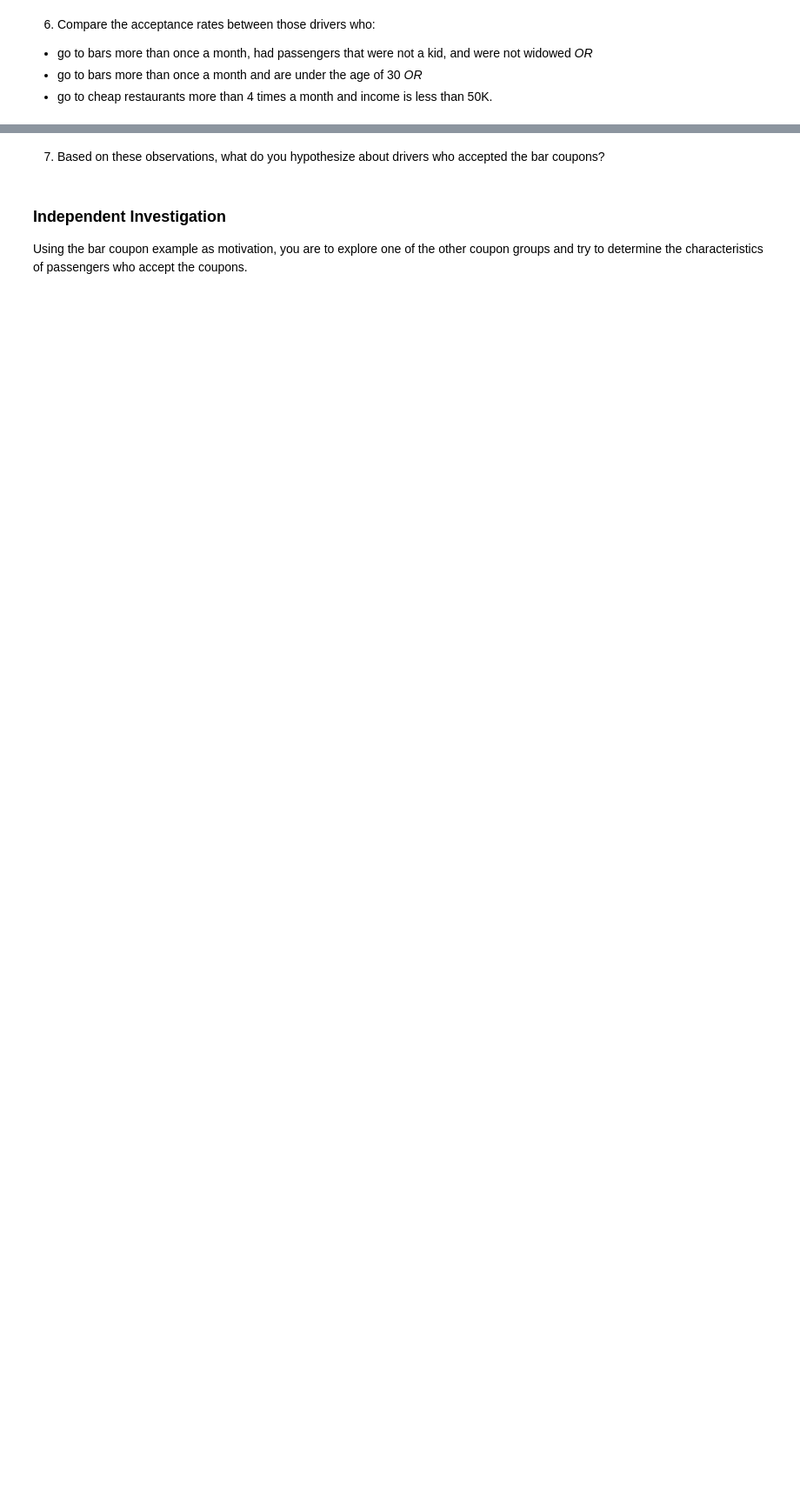
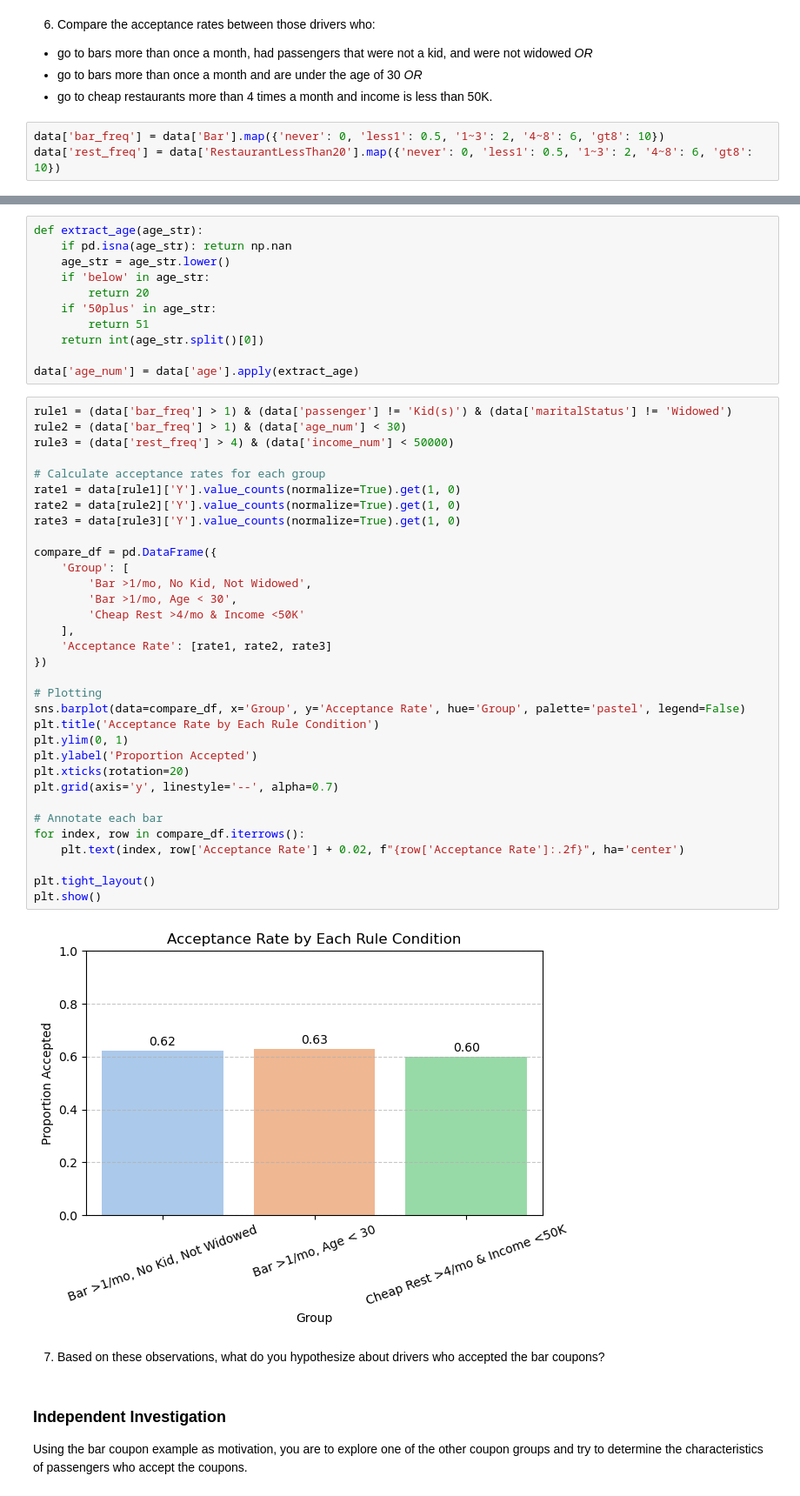
Before and after one commit to mrtajvidi/Machine-Learning, a Jupyter notebook: Module 5 - Practical Application 1/assignment5_1_starter/prompt.ipynb, the cells around one changed output, grey strips where cells are left out. Shown: that part at 87% size. Drawn from its saved outputs; the diff is of its cells as text; blank space fills up the shorter version.

```diff
--- a/Module 5 - Practical Application 1/assignment5_1_starter/prompt.ipynb
+++ b/Module 5 - Practical Application 1/assignment5_1_starter/prompt.ipynb
@@ -223,3 +358,6 @@ ValueError: invalid literal for int() with base 10: '50plus'
 - go to bars more than once a month, had passengers that were not a kid, and were not widowed *OR*
 - go to bars more than once a month and are under the age of 30 *OR*
 - go to cheap restaurants more than 4 times a month and income is less than 50K.
+# %%
+data['bar_freq'] = data['Bar'].map({'never': 0, 'less1': 0.5, '1~3': 2, '4~8': 6, 'gt8': 10})
+data['rest_freq'] = data['RestaurantLessThan20'].map({'never': 0, 'less1': 0.5, '1~3': 2, '4~8': 6, 'gt8': 10})
@@ -226,3 +377,49 @@ ValueError: invalid literal for int() with base 10: '50plus'
+# %%
+def extract_age(age_str):
+    if pd.isna(age_str): return np.nan
+    age_str = age_str.lower()
+    if 'below' in age_str:
+        return 20
+    if '50plus' in age_str:
+        return 51
+    return int(age_str.split()[0])
+
+data['age_num'] = data['age'].apply(extract_age)
+# %%
+rule1 = (data['bar_freq'] > 1) & (data['passenger'] != 'Kid(s)') & (data['maritalStatus'] != 'Widowed')
+rule2 = (data['bar_freq'] > 1) & (data['age_num'] < 30)
+rule3 = (data['rest_freq'] > 4) & (data['income_num'] < 50000)
+
+# Calculate acceptance rates for each group
+rate1 = data[rule1]['Y'].value_counts(normalize=True).get(1, 0)
+rate2 = data[rule2]['Y'].value_counts(normalize=True).get(1, 0)
+rate3 = data[rule3]['Y'].value_counts(normalize=True).get(1, 0)
+
+compare_df = pd.DataFrame({
+    'Group': [
+        'Bar >1/mo, No Kid, Not Widowed',
+        'Bar >1/mo, Age < 30',
+        'Cheap Rest >4/mo & Income <50K'
+    ],
+    'Acceptance Rate': [rate1, rate2, rate3]
+})
+
+# Plotting
+sns.barplot(data=compare_df, x='Group', y='Acceptance Rate', hue='Group', palette='pastel', legend=False)
+plt.title('Acceptance Rate by Each Rule Condition')
+plt.ylim(0, 1)
+plt.ylabel('Proportion Accepted')
+plt.xticks(rotation=20)
+plt.grid(axis='y', linestyle='--', alpha=0.7)
+
+# Annotate each bar
+for index, row in compare_df.iterrows():
+    plt.text(index, row['Acceptance Rate'] + 0.02, f"{row['Acceptance Rate']:.2f}", ha='center')
+
+plt.tight_layout()
+plt.show()
+# %% [output]
+[figure, added]
 # %% [markdown]
 7.  Based on these observations, what do you hypothesize about drivers who accepted the bar coupons?
 # %% [markdown]
```
Also changed, not shown: parts of 9 cells of this notebook.
